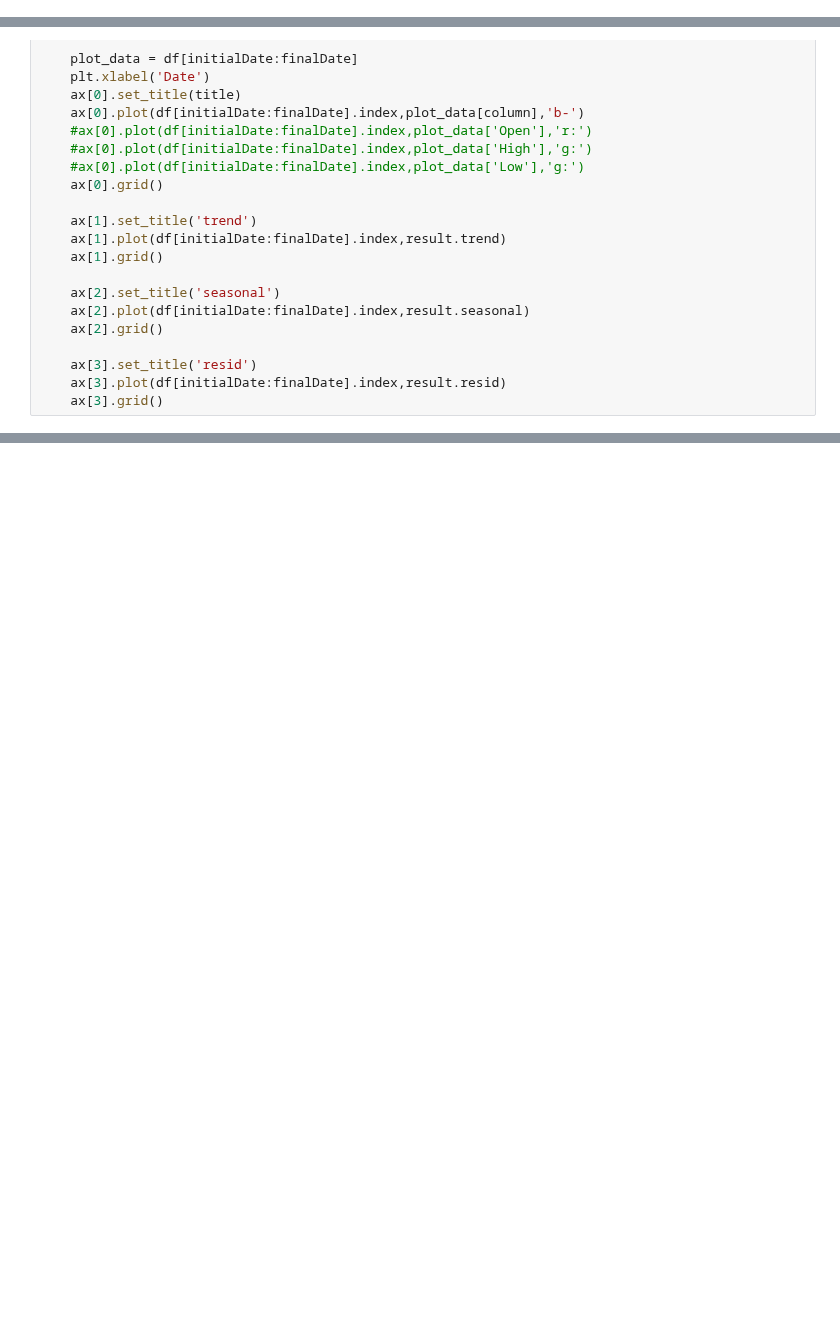
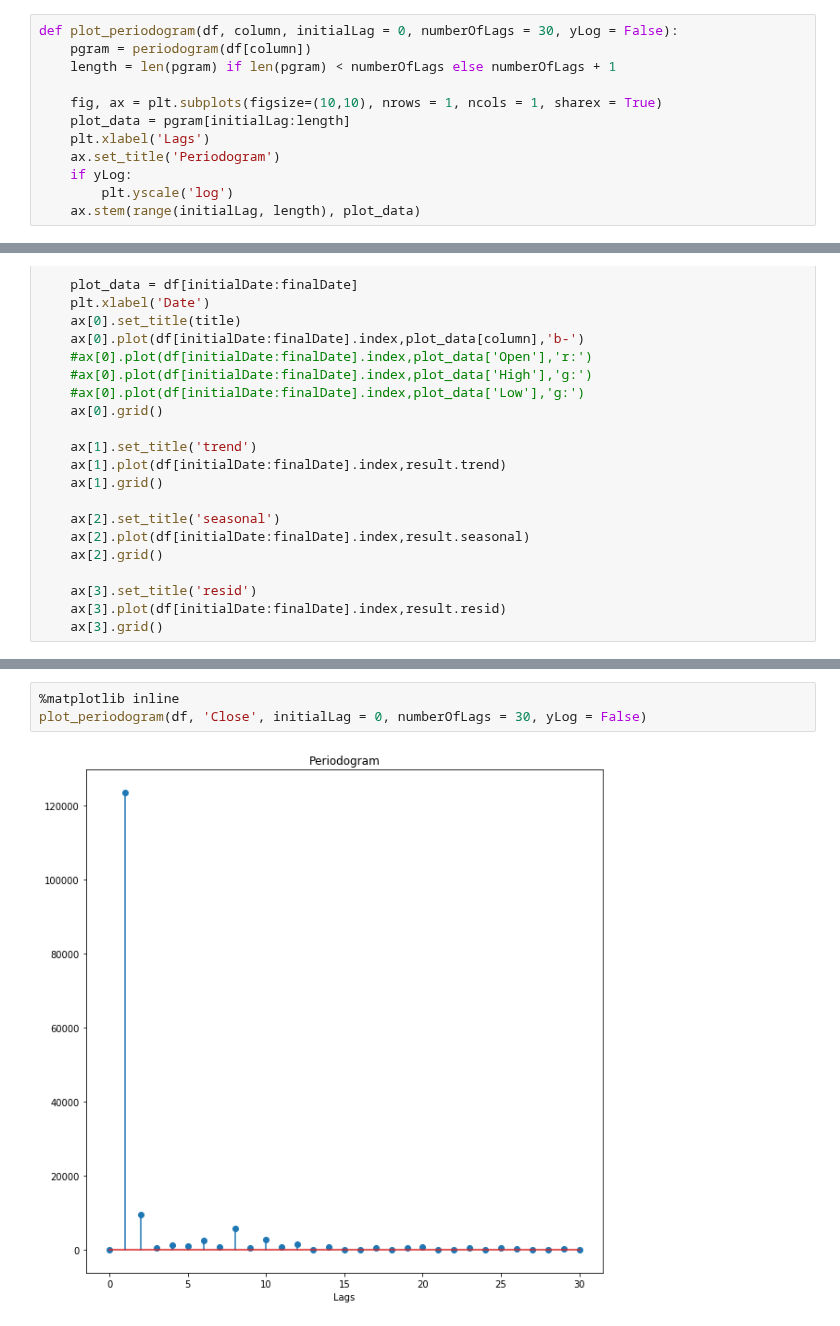
Before and after one commit to danilofrp/neural-stocks, a Jupyter notebook: notebooks/PreProcessing.ipynb, the cells around one changed output, grey strips where cells are left out. Cells and saved outputs as stored; diff of their text form; blank space fills up the shorter version.

```diff
--- a/notebooks/PreProcessing.ipynb
+++ b/notebooks/PreProcessing.ipynb
@@ -55,6 +55,18 @@ def plot_returnSeries(df, asset, initialDate = '', finalDate = ''):
     ax[1].set_ylabel('Returns')
     ax[1].plot(plot_data['Close_r'])
     ax[1].grid()
+# %%
+def plot_periodogram(df, column, initialLag = 0, numberOfLags = 30, yLog = False):
+    pgram = periodogram(df[column])
+    length = len(pgram) if len(pgram) < numberOfLags else numberOfLags + 1
+
+    fig, ax = plt.subplots(figsize=(10,10), nrows = 1, ncols = 1, sharex = True)
+    plot_data = pgram[initialLag:length]
+    plt.xlabel('Lags')
+    ax.set_title('Periodogram')
+    if yLog:
+        plt.yscale('log')
+    ax.stem(range(initialLag, length), plot_data)
 # %%
 def plot_seasonalDecompose(title, df, column, initialDate = '', finalDate = '', frequency = 1):
     initialDate = initialDate if initialDate else df.index[0].strftime('%Y-%m-%d')
@@ -100,3 +112,8 @@ plot_returnSeries(df, asset, '2008', '2008')
+# %%
+%matplotlib inline
+plot_periodogram(df, 'Close', initialLag = 0, numberOfLags = 30, yLog = False)
+# %% [output]
+[figure, added]
 # %%
 %matplotlib inline
 #%matplotlib tk
```
Also changed, not shown: parts of 3 cells of this notebook, 1 other file.
